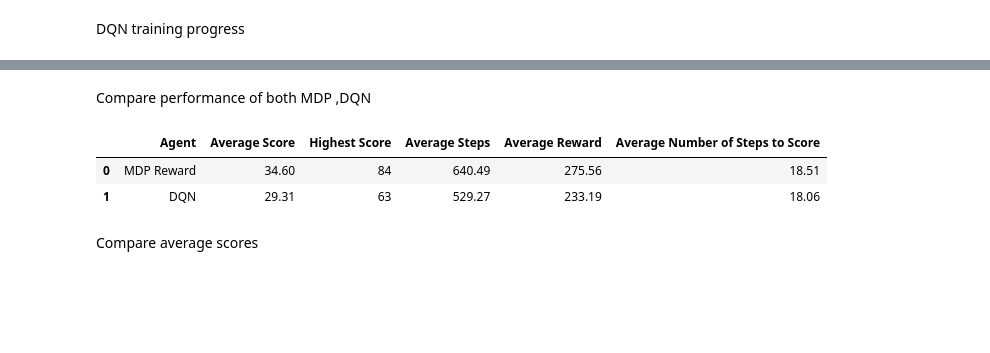
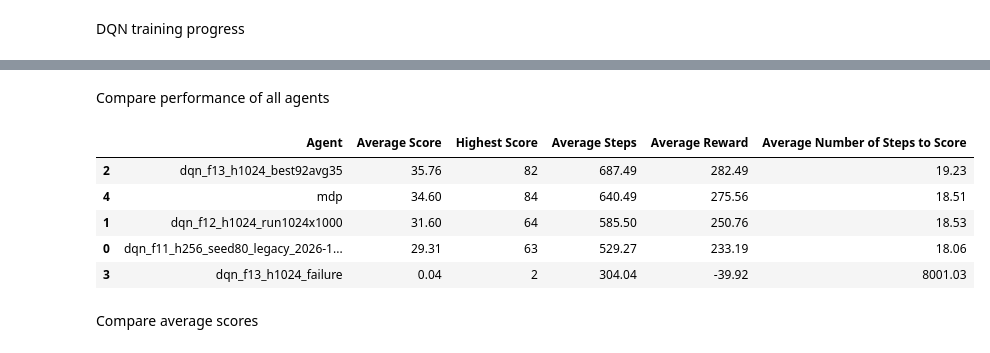
Before and after one commit to 28tan/AI-801-group-5-snake-agent, a Jupyter notebook: finalResults/Eval.ipynb, the cells around one changed output, grey strips where cells are left out. Cells and saved outputs as stored; diff of their text form; code cells hidden in the pictures; blank space fills up the shorter version.

```diff
--- a/finalResults/Eval.ipynb
+++ b/finalResults/Eval.ipynb
@@ -17,0 +5,18 @@ Training episodes: 2000
+# %%
+GAMES = 1000
+
+agents = {
+    file.stem.replace("evaluation_", ""): pd.read_csv(file)
+    for file in sorted(Path(f"evaluations/games_{GAMES}").glob("evaluation_*.csv"))
+}
+
+training = {
+    file.stem: pd.read_csv(file)
+    for file in sorted(Path("training").glob("*.csv"))
+}
+
+for name, games in agents.items():
+    print(f"{name} games:", len(games))
+
+for name, episodes in training.items():
+    print(f"{name} training episodes:", len(episodes))
@@ -44,38 +63,35 @@ plt.show()
 # %% [markdown]
-Compare performance of both MDP ,DQN
+Compare performance of all agents
 # %%
 comparison = pd.DataFrame({
-    "Agent": ["MDP Reward", "DQN"],
+    "Agent": list(agents),
     "Average Score": [
-        mdp["score"].mean(),
-        dqn["score"].mean()
+        games["score"].mean() for games in agents.values()
     ],
     "Highest Score": [
-        mdp["score"].max(),
-        dqn["score"].max()
+        games["score"].max() for games in agents.values()
     ],
     "Average Steps": [
-        mdp["steps"].mean(),
-        dqn["steps"].mean()
+        games["steps"].mean() for games in agents.values()
     ],
     "Average Reward": [
-        mdp["total_reward"].mean(),
-        dqn["total_reward"].mean()
+        games["total_reward"].mean() for games in agents.values()
     ],
     "Average Number of Steps to Score": [
-
-        mdp["steps"].mean()/
-        mdp["score"].mean(),
-        dqn["steps"].mean()/
-        dqn["score"].mean()
+        games["steps"].mean() /
+        games["score"].mean()
+        for games in agents.values()
     ],
-})
+}).sort_values("Average Score", ascending=False)
 
 display(comparison.round(2))
 # %% [output]
 |  | Agent | Average Score | Highest Score | Average Steps | Average Reward | Average Number of Steps to Score |
-| 0 | MDP Reward | 34.60 | 84 | 640.49 | 275.56 | 18.51 |
-| 1 | DQN | 29.31 | 63 | 529.27 | 233.19 | 18.06 |
+| 2 | dqn_f13_h1024_best92avg35 | 35.76 | 82 | 687.49 | 282.49 | 19.23 |
+| 4 | mdp | 34.60 | 84 | 640.49 | 275.56 | 18.51 |
+| 1 | dqn_f12_h1024_run1024x1000 | 31.60 | 64 | 585.50 | 250.76 | 18.53 |
+| 0 | dqn_f11_h256_seed80_legacy_2026-1... | 29.31 | 63 | 529.27 | 233.19 | 18.06 |
+| 3 | dqn_f13_h1024_failure | 0.04 | 2 | 304.04 | -39.92 | 8001.03 |
 # %% [markdown]
 Compare average scores
 # %%
```
Also changed, not shown: parts of 8 cells of this notebook, 1 other file.
